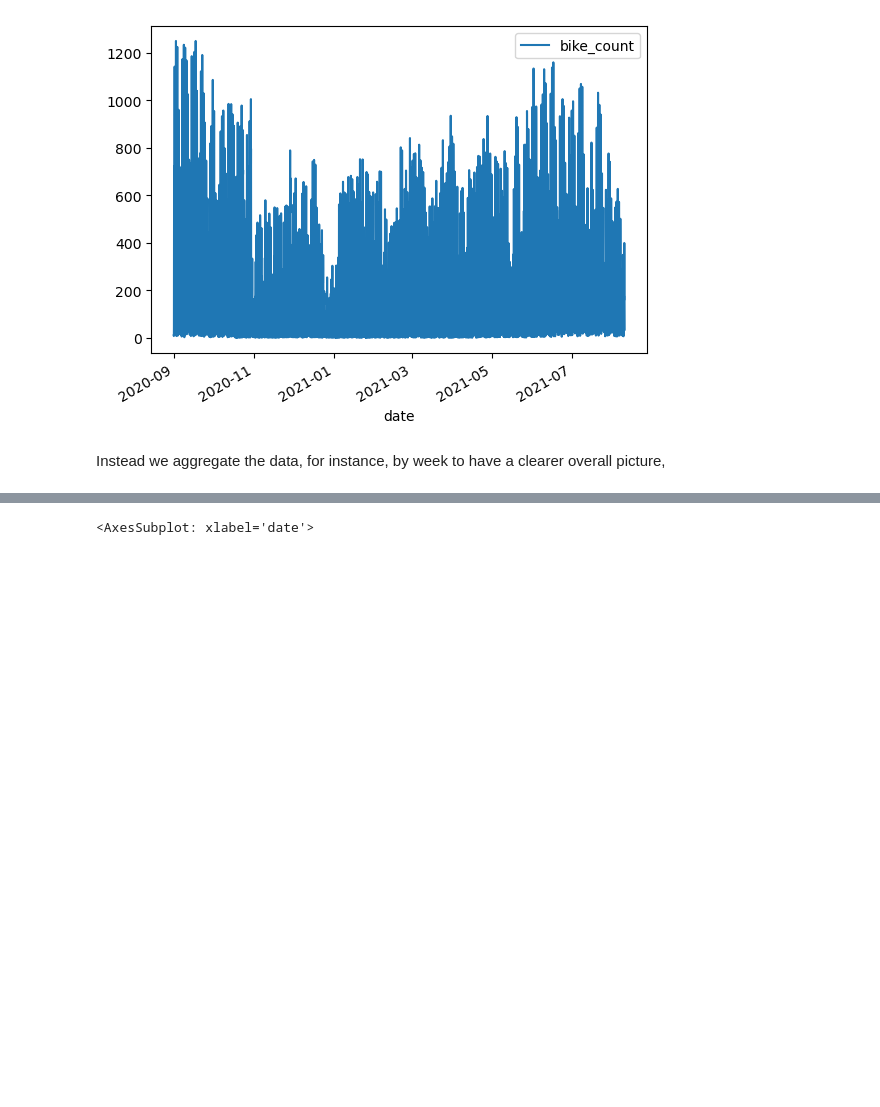
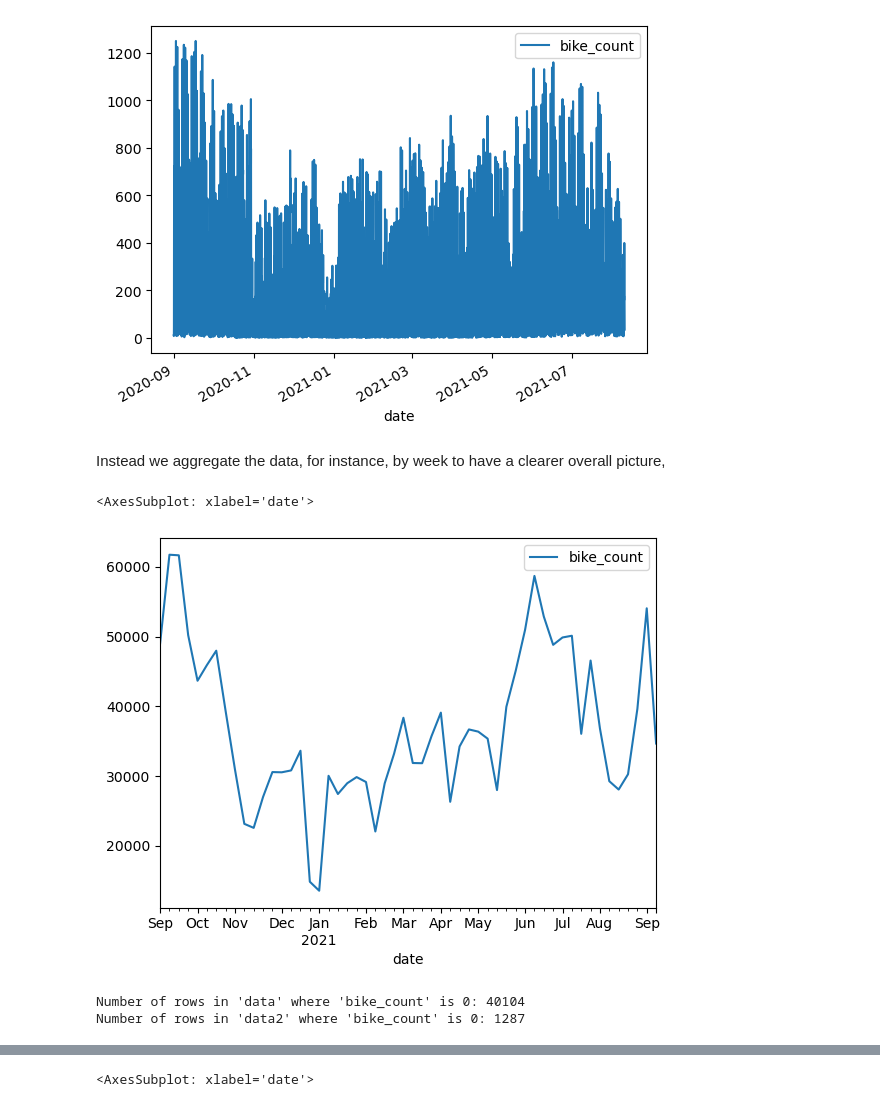
Before and after one commit to Ameya1337/Bike-Counters-Ameya---Qiling, a Jupyter notebook: bike_counters_starting_kit.ipynb, the cells around one changed output, grey strips where cells are left out. Cells and saved outputs as stored; diff of their text form; code cells hidden in the pictures; blank space fills up the shorter version.

Commit message:
"time series exploration and cleaned external data"

```diff
--- a/bike_counters_starting_kit.ipynb
+++ b/bike_counters_starting_kit.ipynb
@@ -46,3 +38,7 @@ data.head()
+# %%
+data2 = pd.read_parquet(Path("data") / "test.parquet")
+# %%
+data3 = pd.concat([data, data2])
 # %% [markdown]
 We can check general information about different columns,
 # %%
@@ -138,3 +122,23 @@ data[mask].plot(x="date", y="bike_count")
 [figure]
 # %% [markdown]
 Instead we aggregate the data, for instance, by week to have a clearer overall picture,
+# %%
+mask = data3["counter_name"] == "Totem 73 boulevard de Sébastopol S-N"
+
+data3[mask].groupby(pd.Grouper(freq="1w", key="date"))[
+    ["bike_count"]].sum().plot()
+# %% [output]
+<AxesSubplot: xlabel='date'>
+[figure, added]
+# %%
+# Count rows where 'bike_count' is 0 in 'data' dataframe
+count_zeros_data = (data["bike_count"] == 0).sum()
+
+# Count rows where 'bike_count' is 0 in 'data2' dataframe
+count_zeros_data2 = (data2["bike_count"] == 0).sum()
+
+print("Number of rows in 'data' where 'bike_count' is 0:", count_zeros_data)
+print("Number of rows in 'data2' where 'bike_count' is 0:", count_zeros_data2)
+# %% [output]
+Number of rows in 'data' where 'bike_count' is 0: 40104
+Number of rows in 'data2' where 'bike_count' is 0: 1287
```
Also changed, not shown: parts of 44 cells of this notebook, 13 other files.
